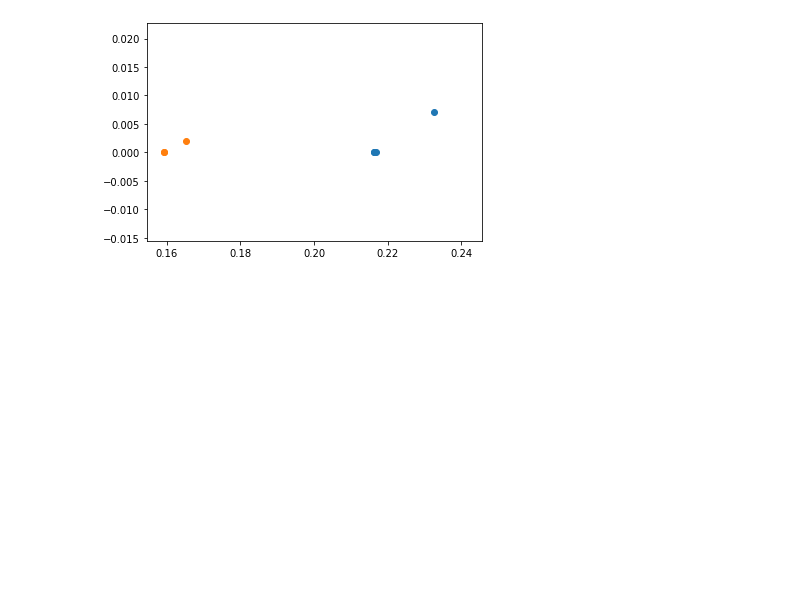
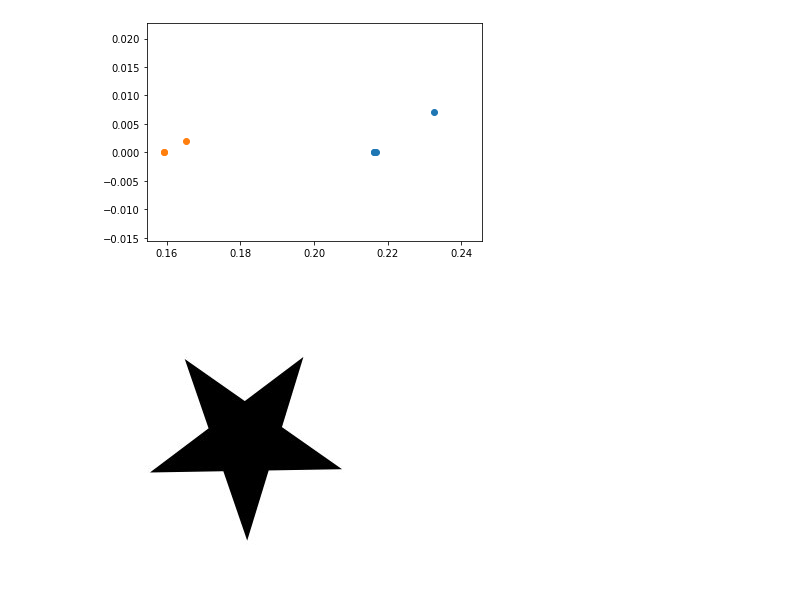
Before and after one commit to izurietajr/PROYECTO_FINAL, a Jupyter notebook: test.ipynb, the cells around one changed output. Cells and saved outputs as stored; diff of their text form; code cells hidden in the pictures; blank space fills up the shorter version.

```diff
--- a/test.ipynb
+++ b/test.ipynb
@@ -54,3 +58,9 @@ plt.scatter(*zip(*circles))
 plt.show()
 # %% [output]
 [figure]
+# %%
+s5 = s3
+s5.map_over(lambda r, g, b: (255-r, 255-g, 255-b))
+s5.show()
+# %% [output]
+[figure, added]
```
Also changed, not shown: parts of 4 cells of this notebook.
